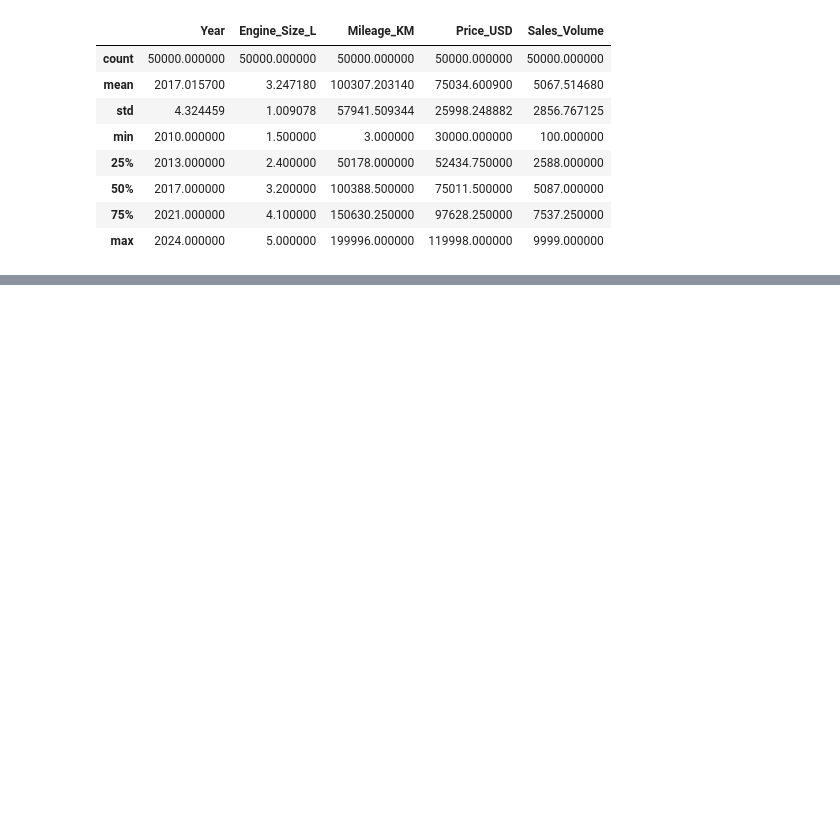
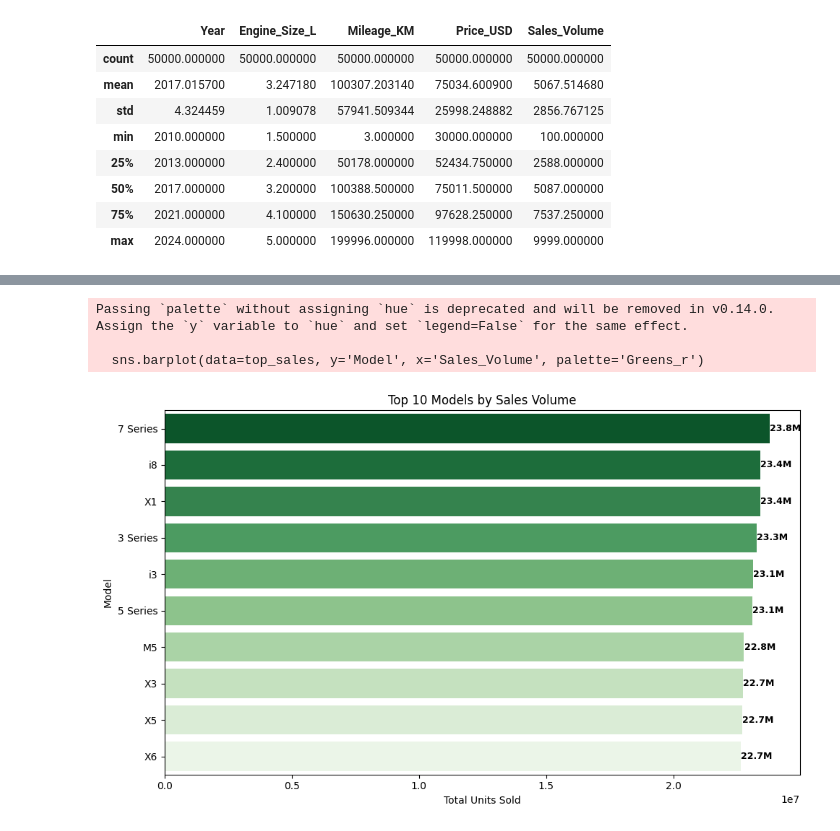
Before and after one commit to Hossam445/Car_Sales_EDA, a Jupyter notebook: Car_Sales_EDA.ipynb, the cells around one changed output, grey strips where cells are left out. Saved outputs shown, nothing was run; the diff lists cells and outputs as text; code cells hidden in the pictures; blank space fills up the shorter version.

```diff
--- a/Car_Sales_EDA.ipynb
+++ b/Car_Sales_EDA.ipynb
@@ -123,0 +192,32 @@ No delays—EDA can begin immediately.
+# %%
+
+# Aggregate total sales by model
+top_sales = df.groupby('Model')['Sales_Volume'].sum().sort_values(ascending=False).head(10).reset_index()
+
+# Convert to K/M format for labels
+def format_number(n):
+    if n >= 1_000_000:
+        return f"{n/1_000_000:.1f}M"
+    elif n >= 1_000:
+        return f"{n/1_000:.1f}K"
+    else:
+        return str(n)
+
+
+plt.figure(figsize=(10,6))
+sns.barplot(data=top_sales, y='Model', x='Sales_Volume', palette='Greens_r')
+
+# Add data labels
+for index, row in top_sales.iterrows():
+    plt.text(row['Sales_Volume'] + 50, index, format_number(row['Sales_Volume']), va='center', fontsize=9, fontweight='bold')
+
+plt.title("Top 10 Models by Sales Volume")
+plt.xlabel("Total Units Sold")
+plt.ylabel("Model")
+plt.tight_layout()
+plt.show()
+# %% [output]
+Passing `palette` without assigning `hue` is deprecated and will be removed in v0.14.0. Assign the `y` variable to `hue` and set `legend=False` for the same effect.
+
+  sns.barplot(data=top_sales, y='Model', x='Sales_Volume', palette='Greens_r')
+[figure, added]
```
Also changed, not shown: parts of 38 cells of this notebook.
